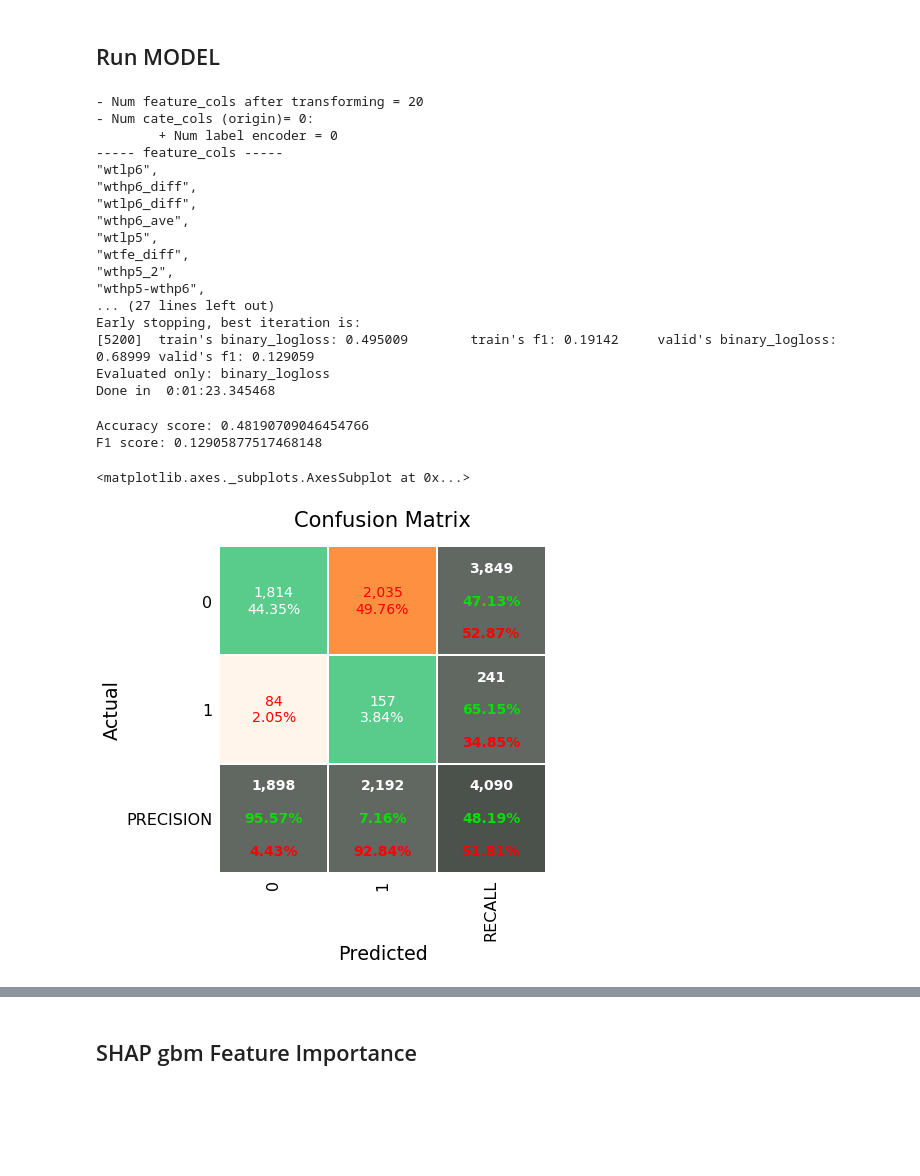
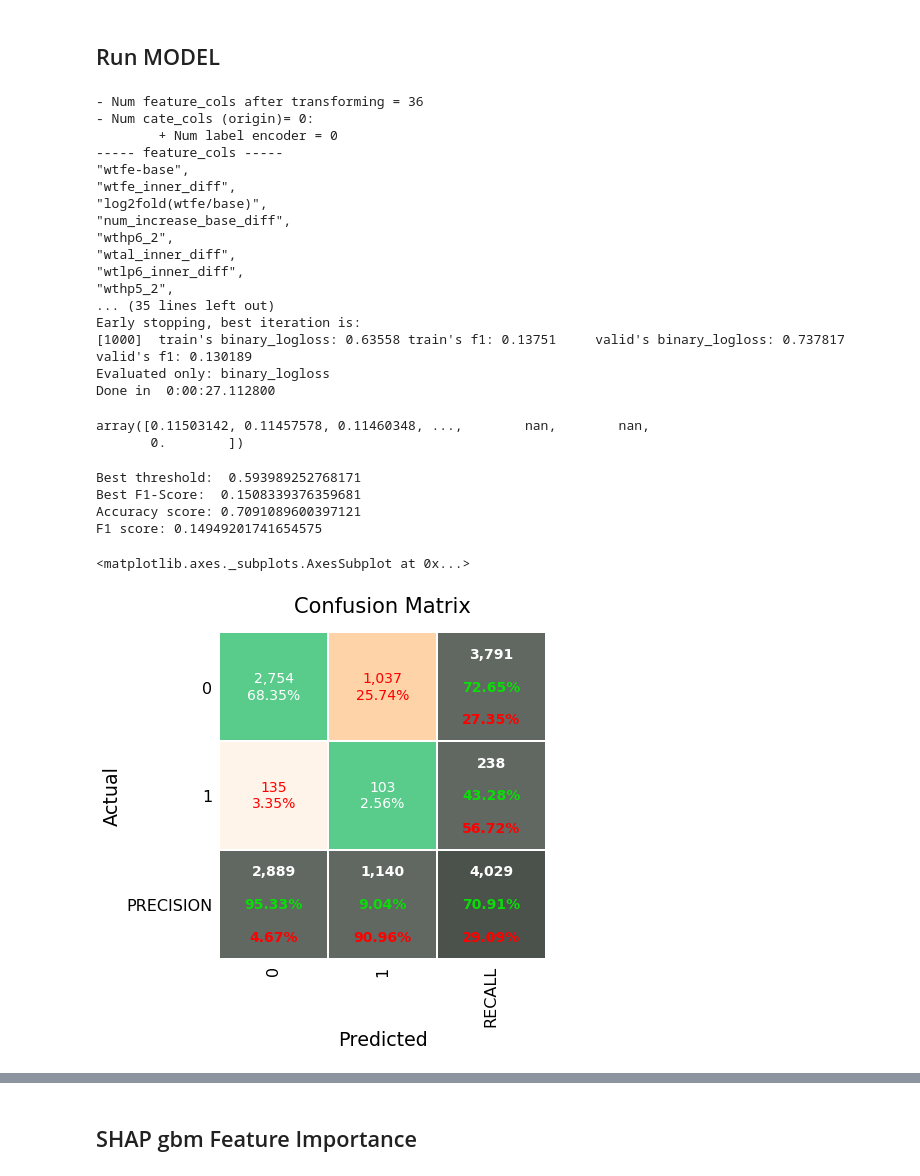
Before and after one commit to chaupmcs/plant_project, a Jupyter notebook: plant_model-MAIN.ipynb, the cells around one changed output, grey strips where cells are left out. Saved outputs shown, nothing was run; the diff lists cells and outputs as text; code cells hidden in the pictures; blank space fills up the shorter version.

```diff
--- a/plant_model-MAIN.ipynb
+++ b/plant_model-MAIN.ipynb
@@ -96,3 +95,11 @@ df.head()
 | 2 | AT1G01040 | 36.57 | 34.09 | 31.92 | 53.51 | 37.06 | 34.78 | 43.44 | 49.22 | 42.09 | 36.11 | ... |
 | 3 | AT1G01050 | 103.58 | 109.89 | 103.21 | 96.22 | 100.88 | 106.00 | 97.60 | 100.95 | 89.76 | 92.77 | ... |
 | 4 | AT1G01060 | 1.94 | 1.78 | 2.93 | 2.88 | 3.15 | 3.67 | 2.44 | 2.13 | 1.34 | 1.89 | ... |
+# %%
+ori_cols = ['wthp6', 'wthp6_2', 'wtlp6', 'wtlp6_2', 'wthp5', 'wthp5_2', 'wtlp5', 'wtlp5_2', 'wtal', 'wtal_2', 'wtfe', 'wtfe_2']
+# %%
+for c in ori_cols:
+    tmp = df[df[c] == 0]
+    print(f"Shape before removing: {df.shape[0]};\nThere is {tmp.shape[0]} obs having {c}==0, in which {tmp[tmp.label == 1].shape[0]} are class_1")
+    df = df[df[c] != 0]
+df.shape
@@ -296,12 +371,12 @@ cv = StratifiedKFold(n_splits = num_splits, random_state = random_seed, shuffle=
 ## prepare the model
 lgb_params =  {'boosting_type': 'gbdt',
                'colsample_bytree':0.6,
-               'class_weight': {0 : 1 , 1: 25},
-               'learning_rate':0.005, 'max_depth':3,
+               'class_weight': {0 : 1 , 1: 20},
+               'learning_rate':0.005, 'max_depth':2,
                'importance_type': 'gain',
                'min_child_samples': 50, 'min_child_weight': 0.001,
                'min_split_gain': 0.1, 'n_estimators': 20000, 'n_jobs': n_jobs, 'num_leaves': 15,
-               'subsample_freq': 100, 'seed': random_seed, 'reg_alpha': 0.1, 'reg_lambda': 0.1,
+               'subsample_freq': 500, 'seed': random_seed, 'reg_alpha': 0.1, 'reg_lambda': 0.1,
                'silent': True, 'subsample': 0.6, 'subsample_for_bin': 200000,
                "metric": ["f1_", "binary_logloss"] ,     # #put 'metric' before 'objective', keep f1 first, binary_logloss second \n",
                'objective':"binary",
@@ -389,35 +464,49 @@ for i, (train_index, valid_index) in enumerate(cv.split(data, data["label"])):
 training_time = datetime.now() - start_time
 print("Done in ", training_time)
 # %% [output]
-- Num feature_cols after transforming = 20
+- Num feature_cols after transforming = 36
 - Num cate_cols (origin)= 0:
         + Num label encoder = 0
 ----- feature_cols -----
-"wtlp6",
-"wthp6_diff",
-"wtlp6_diff",
-"wthp6_ave",
-"wtlp5",
-"wtfe_diff",
+"wtfe-base",
+"wtfe_inner_diff",
+"log2fold(wtfe/base)",
+"num_increase_base_diff",
+"wthp6_2",
+"wtal_inner_diff",
+"wtlp6_inner_diff",
 "wthp5_2",
-"wthp5-wthp6",
-... (27 lines left out)
+... (35 lines left out)
 Early stopping, best iteration is:
-[5200]  train's binary_logloss: 0.495009        train's f1: 0.19142     valid's binary_logloss: 0.68999 valid's f1: 0.129059
+[1000]  train's binary_logloss: 0.63558 train's f1: 0.13751     valid's binary_logloss: 0.737817        valid's f1: 0.130189
 Evaluated only: binary_logloss
-Done in  0:01:23.345468
+Done in  0:00:27.112800
+# %%
+f1_scores
+# %% [output]
+array([0.11503142, 0.11457578, 0.11460348, ...,        nan,        nan,
+       0.        ])
 # %%
+precision, recall, thresholds = precision_recall_curve(y_valid, y_pred_prob[:,1])
+f1_scores = 2*recall*precision/(recall+precision)
+print('Best threshold: ', thresholds[np.nanargmax(f1_scores)])
+print('Best F1-Score: ', np.nanmax(f1_scores))
+
+threshold = thresholds[np.nanargmax(f1_scores)]
+
 true_y = data[["label"]].iloc[valid_index,:].values
 predicted_y = y_pred_prob[:,1] > threshold
 print("Accuracy score:", accuracy_score(true_y, predicted_y))
 print("F1 score:", f1_score(true_y, predicted_y))
 
 plot_confusion_matrix_ver3(true_y, predicted_y, figsize = (6,6), fontsize=14)
 # %% [output]
-Accuracy score: 0.48190709046454766
-F1 score: 0.12905877517468148
+Best threshold:  0.593989252768171
+Best F1-Score:  0.1508339376359681
+Accuracy score: 0.7091089600397121
+F1 score: 0.14949201741654575
 <matplotlib.axes._subplots.AxesSubplot at 0x...>
-[figure, old version]
+[figure, new version]
 # %%
 sns.distplot(y_pred_prob[:,1])
 # %% [output]
```
Also changed, not shown: parts of 55 cells of this notebook, 10 other files.
